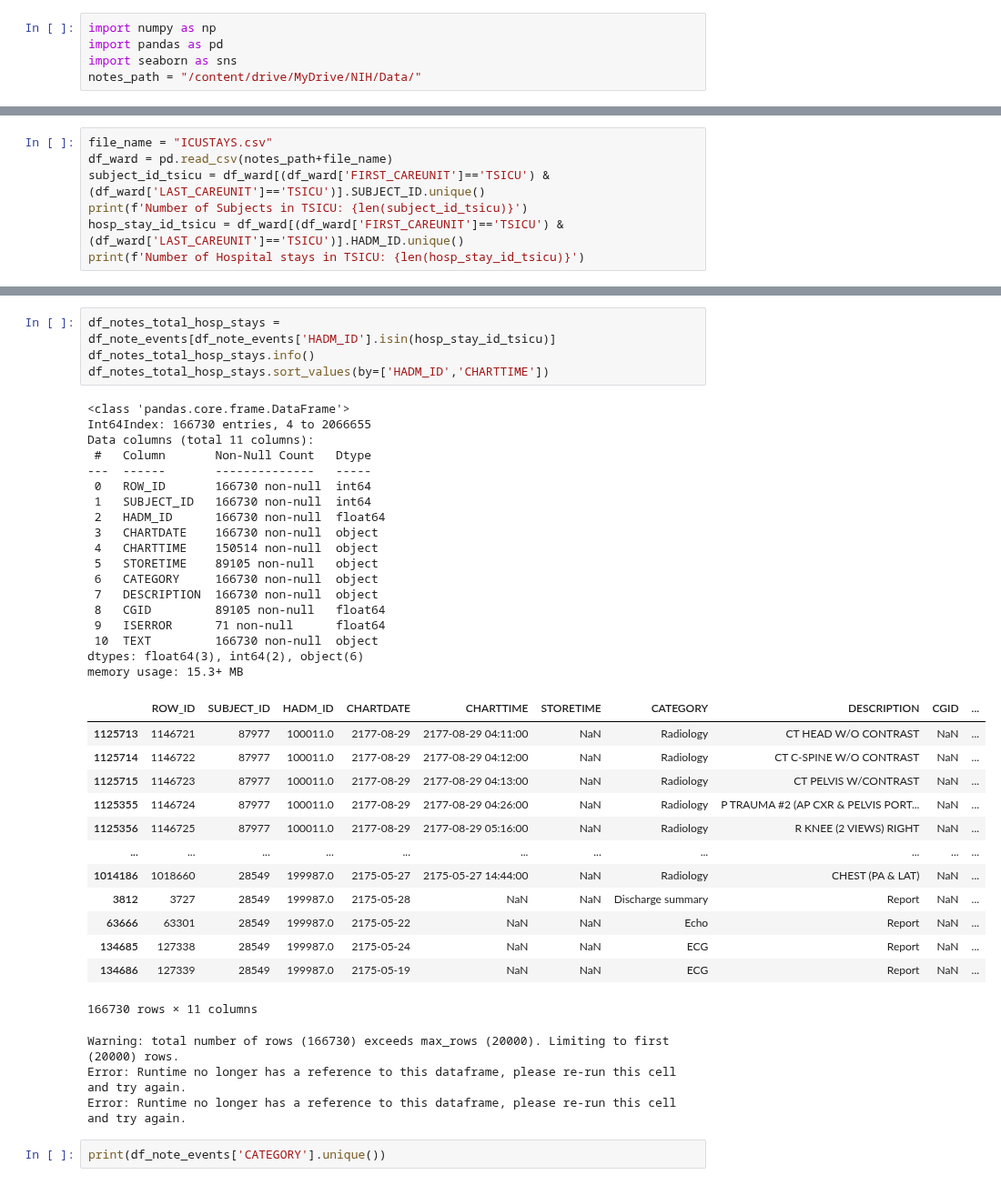
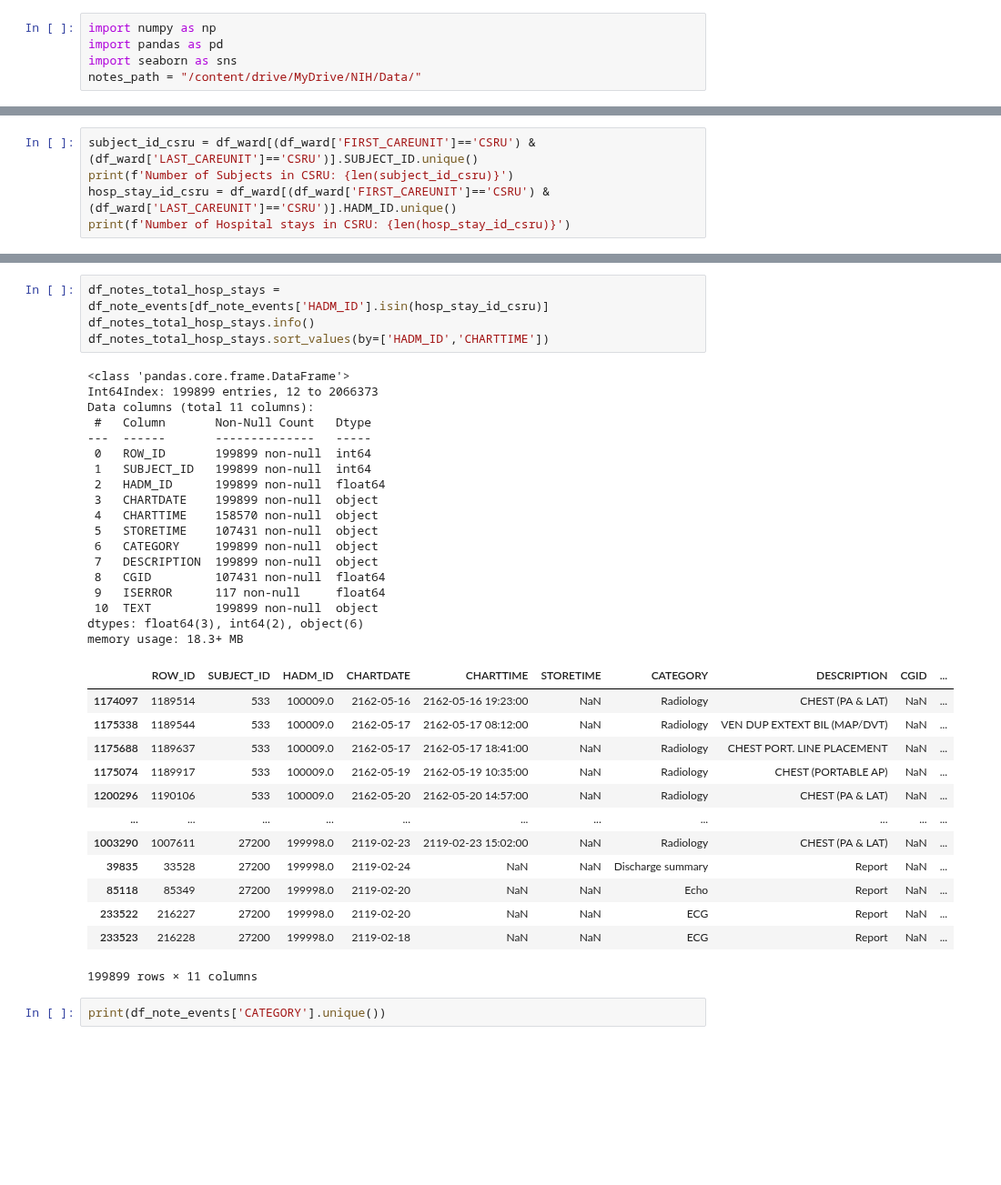
Before and after one commit to tanoManzo/mimic_trajectories, a Jupyter notebook: MIMIC_TRAJECTORY_embeddings_04_03_collect_data.ipynb, the cells around one changed output, grey strips where cells are left out. Shown at 91% size. Cells and saved outputs as stored; diff of their text form; blank space fills up the shorter version.

Commit message:
Save as CSRU ward

```diff
--- a/MIMIC_TRAJECTORY_embeddings_04_03_collect_data.ipynb
+++ b/MIMIC_TRAJECTORY_embeddings_04_03_collect_data.ipynb
@@ -15,8 +33,6 @@ notes_path = "/content/drive/MyDrive/NIH/Data/"
 # %%
-file_name = "ICUSTAYS.csv"
-df_ward = pd.read_csv(notes_path+file_name)
-subject_id_tsicu = df_ward[(df_ward['FIRST_CAREUNIT']=='TSICU') & (df_ward['LAST_CAREUNIT']=='TSICU')].SUBJECT_ID.unique()
-print(f'Number of Subjects in TSICU: {len(subject_id_tsicu)}')
-hosp_stay_id_tsicu = df_ward[(df_ward['FIRST_CAREUNIT']=='TSICU') & (df_ward['LAST_CAREUNIT']=='TSICU')].HADM_ID.unique()
-print(f'Number of Hospital stays in TSICU: {len(hosp_stay_id_tsicu)}')
+subject_id_csru = df_ward[(df_ward['FIRST_CAREUNIT']=='CSRU') & (df_ward['LAST_CAREUNIT']=='CSRU')].SUBJECT_ID.unique()
+print(f'Number of Subjects in CSRU: {len(subject_id_csru)}')
+hosp_stay_id_csru = df_ward[(df_ward['FIRST_CAREUNIT']=='CSRU') & (df_ward['LAST_CAREUNIT']=='CSRU')].HADM_ID.unique()
+print(f'Number of Hospital stays in CSRU: {len(hosp_stay_id_csru)}')
 # %% [output]
@@ -123,44 +139,41 @@ Data columns (total 11 columns):
 dtypes: float64(3), int64(2), object(6)
 memory usage: 174.8+ MB
 # %%
-df_notes_total_hosp_stays = df_note_events[df_note_events['HADM_ID'].isin(hosp_stay_id_tsicu)]
+df_notes_total_hosp_stays = df_note_events[df_note_events['HADM_ID'].isin(hosp_stay_id_csru)]
 df_notes_total_hosp_stays.info()
 df_notes_total_hosp_stays.sort_values(by=['HADM_ID','CHARTTIME'])
 # %% [output]
 <class 'pandas.core.frame.DataFrame'>
-Int64Index: 166730 entries, 4 to 2066655
+Int64Index: 199899 entries, 12 to 2066373
 Data columns (total 11 columns):
  #   Column       Non-Null Count   Dtype
 ---  ------       --------------   -----
- 0   ROW_ID       166730 non-null  int64
- 1   SUBJECT_ID   166730 non-null  int64
- 2   HADM_ID      166730 non-null  float64
- 3   CHARTDATE    166730 non-null  object
- 4   CHARTTIME    150514 non-null  object
- 5   STORETIME    89105 non-null   object
- 6   CATEGORY     166730 non-null  object
- 7   DESCRIPTION  166730 non-null  object
- 8   CGID         89105 non-null   float64
- 9   ISERROR      71 non-null      float64
- 10  TEXT         166730 non-null  object
+ 0   ROW_ID       199899 non-null  int64
+ 1   SUBJECT_ID   199899 non-null  int64
+ 2   HADM_ID      199899 non-null  float64
+ 3   CHARTDATE    199899 non-null  object
+ 4   CHARTTIME    158570 non-null  object
+ 5   STORETIME    107431 non-null  object
+ 6   CATEGORY     199899 non-null  object
+ 7   DESCRIPTION  199899 non-null  object
+ 8   CGID         107431 non-null  float64
+ 9   ISERROR      117 non-null     float64
+ 10  TEXT         199899 non-null  object
 dtypes: float64(3), int64(2), object(6)
-memory usage: 15.3+ MB
+memory usage: 18.3+ MB
 |  | ROW_ID | SUBJECT_ID | HADM_ID | CHARTDATE | CHARTTIME | STORETIME | CATEGORY | DESCRIPTION | CGID | ... |
-| 1125713 | 1146721 | 87977 | 100011.0 | 2177-08-29 | 2177-08-29 04:11:00 | NaN | Radiology | CT HEAD W/O CONTRAST | NaN | ... |
-| 1125714 | 1146722 | 87977 | 100011.0 | 2177-08-29 | 2177-08-29 04:12:00 | NaN | Radiology | CT C-SPINE W/O CONTRAST | NaN | ... |
-| 1125715 | 1146723 | 87977 | 100011.0 | 2177-08-29 | 2177-08-29 04:13:00 | NaN | Radiology | CT PELVIS W/CONTRAST | NaN | ... |
-| 1125355 | 1146724 | 87977 | 100011.0 | 2177-08-29 | 2177-08-29 04:26:00 | NaN | Radiology | P TRAUMA #2 (AP CXR & PELVIS PORT... | NaN | ... |
-| 1125356 | 1146725 | 87977 | 100011.0 | 2177-08-29 | 2177-08-29 05:16:00 | NaN | Radiology | R KNEE (2 VIEWS) RIGHT | NaN | ... |
+| 1174097 | 1189514 | 533 | 100009.0 | 2162-05-16 | 2162-05-16 19:23:00 | NaN | Radiology | CHEST (PA & LAT) | NaN | ... |
+| 1175338 | 1189544 | 533 | 100009.0 | 2162-05-17 | 2162-05-17 08:12:00 | NaN | Radiology | VEN DUP EXTEXT BIL (MAP/DVT) | NaN | ... |
+| 1175688 | 1189637 | 533 | 100009.0 | 2162-05-17 | 2162-05-17 18:41:00 | NaN | Radiology | CHEST PORT. LINE PLACEMENT | NaN | ... |
+| 1175074 | 1189917 | 533 | 100009.0 | 2162-05-19 | 2162-05-19 10:35:00 | NaN | Radiology | CHEST (PORTABLE AP) | NaN | ... |
+| 1200296 | 1190106 | 533 | 100009.0 | 2162-05-20 | 2162-05-20 14:57:00 | NaN | Radiology | CHEST (PA & LAT) | NaN | ... |
 | ... | ... | ... | ... | ... | ... | ... | ... | ... | ... | ... |
-| 1014186 | 1018660 | 28549 | 199987.0 | 2175-05-27 | 2175-05-27 14:44:00 | NaN | Radiology | CHEST (PA & LAT) | NaN | ... |
-| 3812 | 3727 | 28549 | 199987.0 | 2175-05-28 | NaN | NaN | Discharge summary | Report | NaN | ... |
-| 63666 | 63301 | 28549 | 199987.0 | 2175-05-22 | NaN | NaN | Echo | Report | NaN | ... |
-| 134685 | 127338 | 28549 | 199987.0 | 2175-05-24 | NaN | NaN | ECG | Report | NaN | ... |
-| 134686 | 127339 | 28549 | 199987.0 | 2175-05-19 | NaN | NaN | ECG | Report | NaN | ... |
+| 1003290 | 1007611 | 27200 | 199998.0 | 2119-02-23 | 2119-02-23 15:02:00 | NaN | Radiology | CHEST (PA & LAT) | NaN | ... |
+| 39835 | 33528 | 27200 | 199998.0 | 2119-02-24 | NaN | NaN | Discharge summary | Report | NaN | ... |
+| 85118 | 85349 | 27200 | 199998.0 | 2119-02-20 | NaN | NaN | Echo | Report | NaN | ... |
+| 233522 | 216227 | 27200 | 199998.0 | 2119-02-20 | NaN | NaN | ECG | Report | NaN | ... |
+| 233523 | 216228 | 27200 | 199998.0 | 2119-02-18 | NaN | NaN | ECG | Report | NaN | ... |
-166730 rows × 11 columns
+199899 rows × 11 columns
-Warning: total number of rows (166730) exceeds max_rows (20000). Limiting to first (20000) rows.
-Error: Runtime no longer has a reference to this dataframe, please re-run this cell and try again.
-Error: Runtime no longer has a reference to this dataframe, please re-run this cell and try again.
 # %%
 print(df_note_events['CATEGORY'].unique())
 # %% [output]
```
Also changed, not shown: parts of 9 cells of this notebook.
